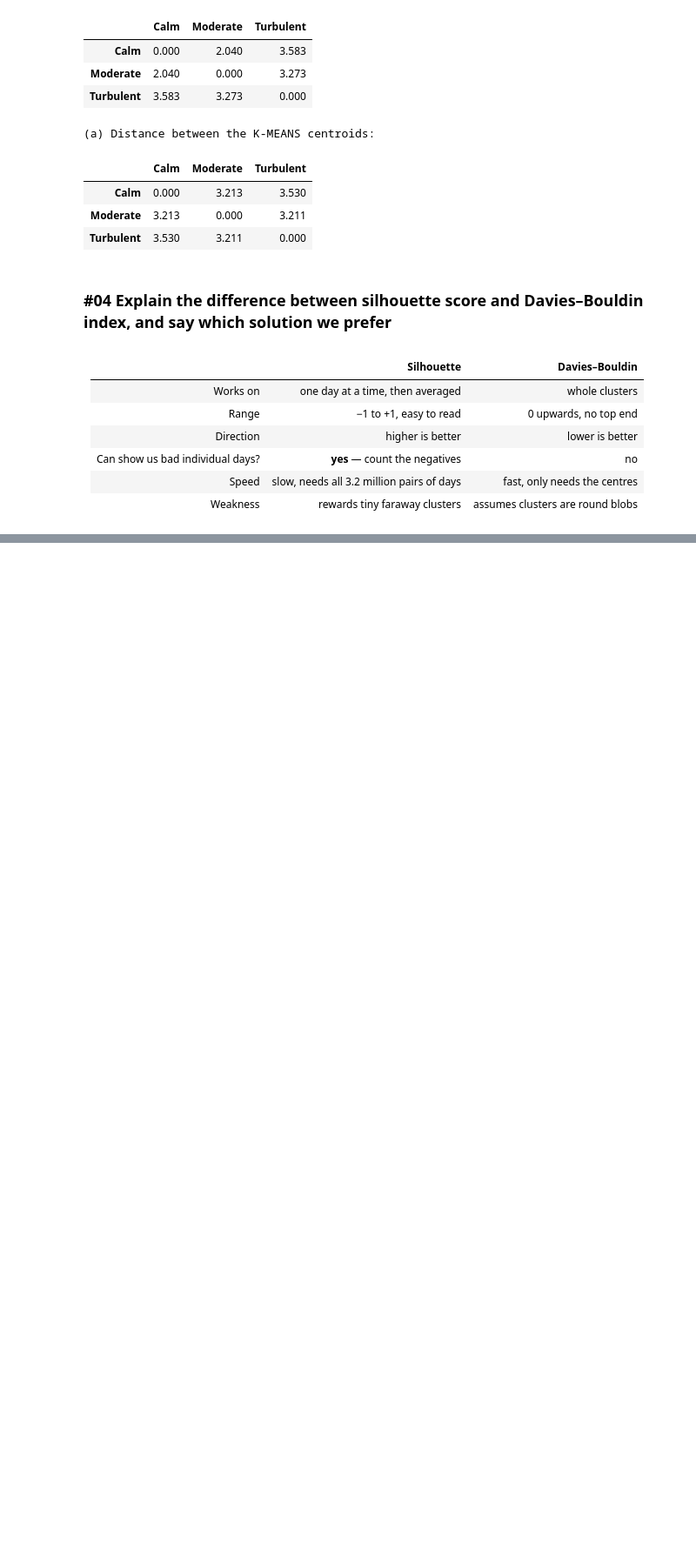
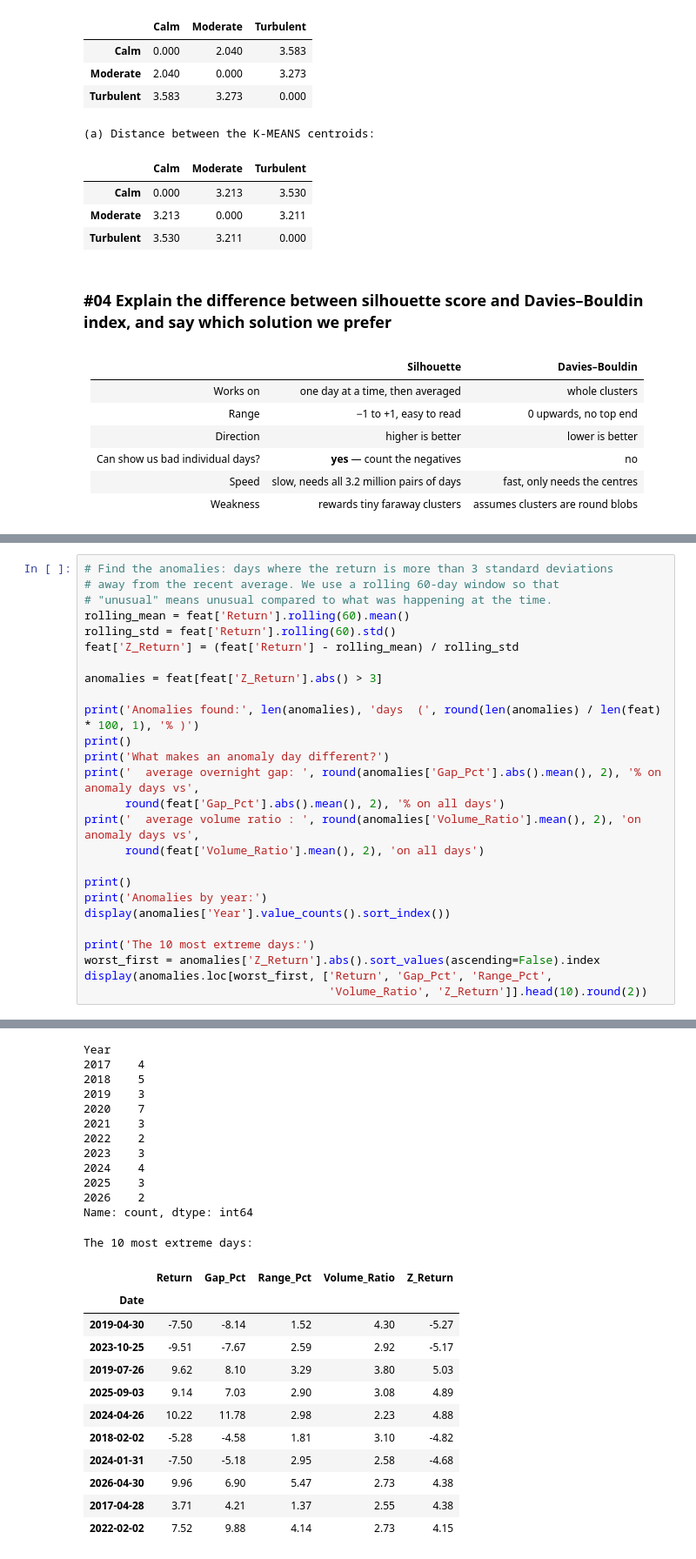
Before and after one commit to zawmoehtike-cct/CA1MLB-2026230, a Jupyter notebook: CA1MLB.ipynb, the cells around one changed output, grey strips where cells are left out. Shown at 87% size. Saved outputs shown, nothing was run; the diff lists cells and outputs as text; blank space fills up the shorter version.

```diff
--- a/CA1MLB.ipynb
+++ b/CA1MLB.ipynb
@@ -1006,0 +1066,27 @@ display(pd.DataFrame(kmeans_distances, index=kmeans_centre_names,
+# %%
+# Find the anomalies: days where the return is more than 3 standard deviations
+# away from the recent average. We use a rolling 60-day window so that
+# "unusual" means unusual compared to what was happening at the time.
+rolling_mean = feat['Return'].rolling(60).mean()
+rolling_std = feat['Return'].rolling(60).std()
+feat['Z_Return'] = (feat['Return'] - rolling_mean) / rolling_std
+
+anomalies = feat[feat['Z_Return'].abs() > 3]
+
+print('Anomalies found:', len(anomalies), 'days  (', round(len(anomalies) / len(feat) * 100, 1), '% )')
+print()
+print('What makes an anomaly day different?')
+print('  average overnight gap: ', round(anomalies['Gap_Pct'].abs().mean(), 2), '% on anomaly days vs',
+      round(feat['Gap_Pct'].abs().mean(), 2), '% on all days')
+print('  average volume ratio : ', round(anomalies['Volume_Ratio'].mean(), 2), 'on anomaly days vs',
+      round(feat['Volume_Ratio'].mean(), 2), 'on all days')
+
+print()
+print('Anomalies by year:')
+display(anomalies['Year'].value_counts().sort_index())
+
+print('The 10 most extreme days:')
+worst_first = anomalies['Z_Return'].abs().sort_values(ascending=False).index
+display(anomalies.loc[worst_first, ['Return', 'Gap_Pct', 'Range_Pct',
+                                    'Volume_Ratio', 'Z_Return']].head(10).round(2))
+# %% [output]
@@ -1006,0 +1100,25 @@ display(pd.DataFrame(kmeans_distances, index=kmeans_centre_names,
+Year
+2017    4
+2018    5
+2019    3
+2020    7
+2021    3
+2022    2
+2023    3
+2024    4
+2025    3
+2026    2
+Name: count, dtype: int64
+The 10 most extreme days:
+|  | Return | Gap_Pct | Range_Pct | Volume_Ratio | Z_Return |
+| Date |  |  |  |  |  |
+| 2019-04-30 | -7.50 | -8.14 | 1.52 | 4.30 | -5.27 |
+| 2023-10-25 | -9.51 | -7.67 | 2.59 | 2.92 | -5.17 |
+| 2019-07-26 | 9.62 | 8.10 | 3.29 | 3.80 | 5.03 |
+| 2025-09-03 | 9.14 | 7.03 | 2.90 | 3.08 | 4.89 |
+| 2024-04-26 | 10.22 | 11.78 | 2.98 | 2.23 | 4.88 |
+| 2018-02-02 | -5.28 | -4.58 | 1.81 | 3.10 | -4.82 |
+| 2024-01-31 | -7.50 | -5.18 | 2.95 | 2.58 | -4.68 |
+| 2026-04-30 | 9.96 | 6.90 | 5.47 | 2.73 | 4.38 |
+| 2017-04-28 | 3.71 | 4.21 | 1.37 | 2.55 | 4.38 |
+| 2022-02-02 | 7.52 | 9.88 | 4.14 | 2.73 | 4.15 |
```
Also changed, not shown: parts of 11 cells of this notebook.
